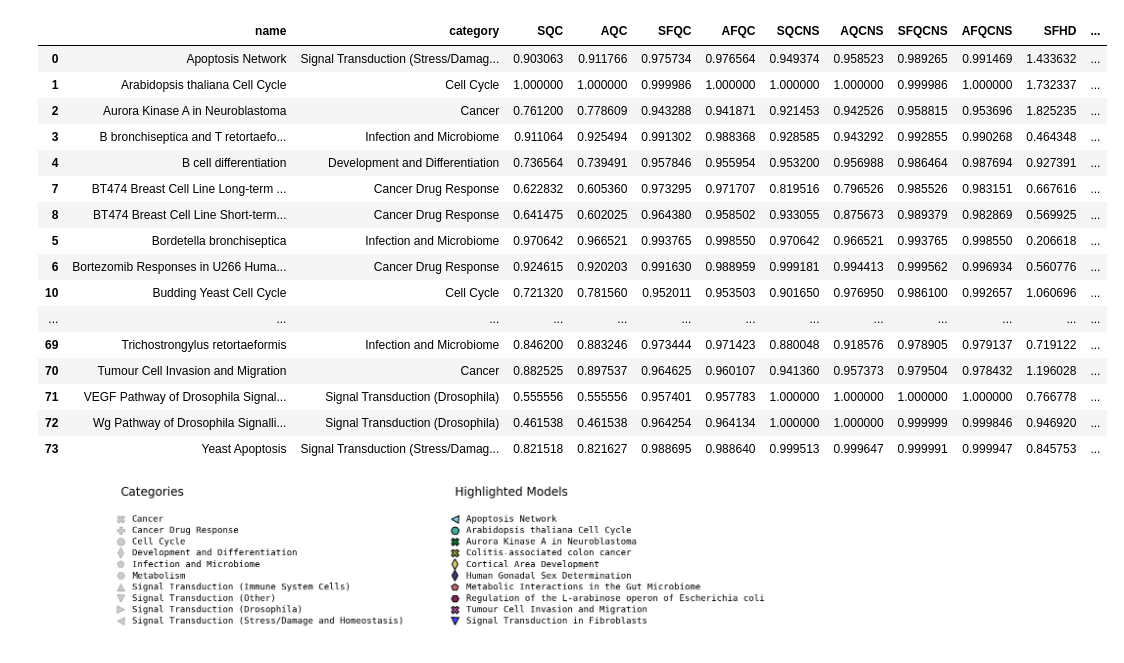
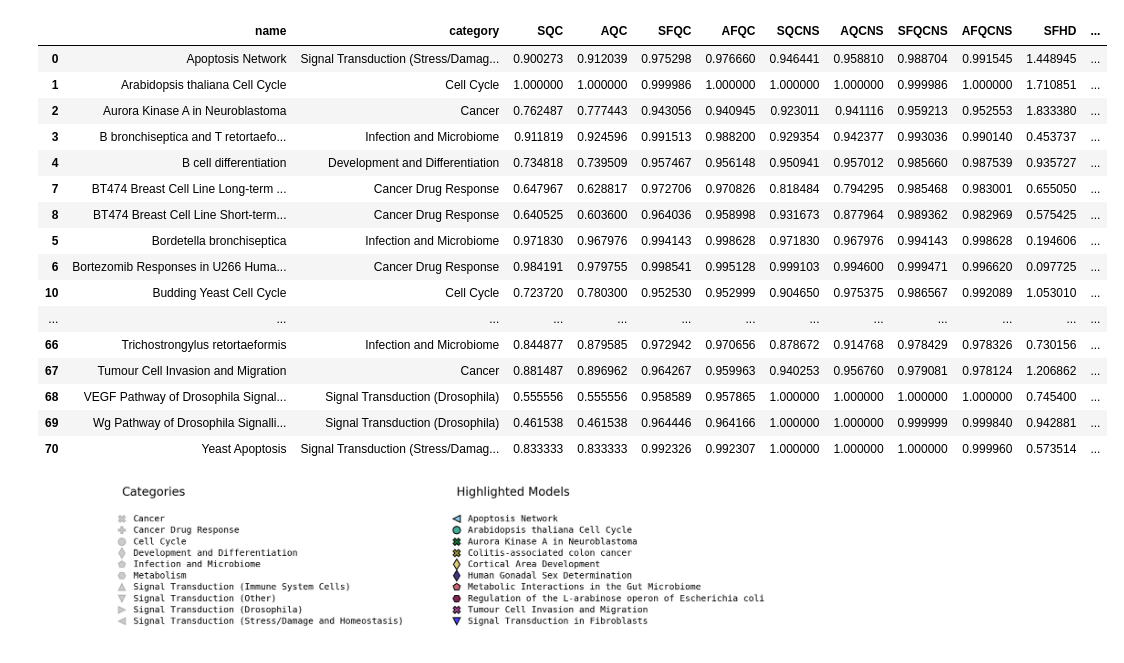
Before and after one commit to kyuhyongpark/cubewalkers-analysis, a Jupyter notebook: perturbation_output_analysis.ipynb, the cells around one changed output. Saved outputs shown, nothing was run; the diff lists cells and outputs as text; code cells hidden in the pictures.

```diff
--- a/perturbation_output_analysis.ipynb
+++ b/perturbation_output_analysis.ipynb
@@ -10,15 +10,18 @@ from matplotlib.patches import Rectangle
 pd.options.display.max_rows = 999
 pd.options.display.max_columns = 999
 plt.rcParams.update({'font.size':20})
+# %%
+models_dir = 'cell_collective' # cell_collective OR corrected_models
+
+QCF = pd.read_csv(f'data/{models_dir}/quasicoherence_fuzzy_withsource.csv')
+QCN = pd.read_csv(f'data/{models_dir}/quasicoherence_nonfuzzy_withsource.csv')
+QCFNS = pd.read_csv(f'data/{models_dir}/quasicoherence_fuzzy_sourceless.csv')
+QCNS = pd.read_csv(f'data/{models_dir}/quasicoherence_nonfuzzy_sourceless.csv')
+FHD = pd.read_csv(f'data/{models_dir}/final_hamming_distance_withsource.csv')
+FHDNS = pd.read_csv(f'data/{models_dir}/final_hamming_distance_sourceless.csv')
+DC = pd.read_csv(f'data/{models_dir}/derrida_coefficients.csv')
+QC = pd.read_csv('data/model_categories.csv')
 # %%
-QCF = pd.read_csv('data/quasicoherence_fuzzy_withsource.csv')
-QCN = pd.read_csv('data/quasicoherence_nonfuzzy_withsource.csv')
-QCFNS = pd.read_csv('data/quasicoherence_fuzzy_sourceless.csv')
-QCNS = pd.read_csv('data/quasicoherence_nonfuzzy_sourceless.csv')
-FHD = pd.read_csv('data/final_hamming_distance_withsource.csv')
-FHDNS = pd.read_csv('data/final_hamming_distance_sourceless.csv')
-DC = pd.read_csv('data/derrida_coefficients.csv')
-QC = pd.read_csv('data/model_categories.csv')
 QC = QC.merge(QCN)
 QC = QC.merge(QCF)
 QC = QC.merge(QCNS)
@@ -42,49 +45,49 @@ N = []
 NS = []
 for name in sorted(QC['name']):
     with open(f'models/cell_collective/{name}.txt') as f:
         nt = 0
         ns = 0
         for row in f:
             nt += 1
             if row.split(',')[0].strip() == row.split(',')[1].strip():
                 ns += 1
         N.append(nt)
         NS.append(ns)
 
 NDF = pd.DataFrame({
     'name': sorted(QC['name']),
     'N': N,
     'NS': NS,
 })
 
 QC=QC.merge(NDF)
 
 # Fragility =
 # long-term difference in node avg. values after initial 1-node perturbation
 QC['AF'] = (1-QC['AFQC'])*(QC['N'])
 QC['SF'] = (1-QC['SFQC'])*(QC['N'])
 QC['AFNS'] = (1-QC['AFQCNS'])*(QC['N']-QC['NS'])
 QC['SFNS'] = (1-QC['SFQCNS'])*(QC['N']-QC['NS'])
 
 QC.sort_values(by=['name'])
 # %% [output]
 |  | name | category | SQC | AQC | SFQC | AFQC | SQCNS | AQCNS | SFQCNS | AFQCNS | SFHD | ... |
-| 0 | Apoptosis Network | Signal Transduction (Stress/Damag... | 0.903063 | 0.911766 | 0.975734 | 0.976564 | 0.949374 | 0.958523 | 0.989265 | 0.991469 | 1.433632 | ... |
-| 1 | Arabidopsis thaliana Cell Cycle | Cell Cycle | 1.000000 | 1.000000 | 0.999986 | 1.000000 | 1.000000 | 1.000000 | 0.999986 | 1.000000 | 1.732337 | ... |
-| 2 | Aurora Kinase A in Neuroblastoma | Cancer | 0.761200 | 0.778609 | 0.943288 | 0.941871 | 0.921453 | 0.942526 | 0.958815 | 0.953696 | 1.825235 | ... |
-| 3 | B bronchiseptica and T retortaefo... | Infection and Microbiome | 0.911064 | 0.925494 | 0.991302 | 0.988368 | 0.928585 | 0.943292 | 0.992855 | 0.990268 | 0.464348 | ... |
-| 4 | B cell differentiation | Development and Differentiation | 0.736564 | 0.739491 | 0.957846 | 0.955954 | 0.953200 | 0.956988 | 0.986464 | 0.987694 | 0.927391 | ... |
-| 7 | BT474 Breast Cell Line Long-term ... | Cancer Drug Response | 0.622832 | 0.605360 | 0.973295 | 0.971707 | 0.819516 | 0.796526 | 0.985526 | 0.983151 | 0.667616 | ... |
-| 8 | BT474 Breast Cell Line Short-term... | Cancer Drug Response | 0.641475 | 0.602025 | 0.964380 | 0.958502 | 0.933055 | 0.875673 | 0.989379 | 0.982869 | 0.569925 | ... |
-| 5 | Bordetella bronchiseptica | Infection and Microbiome | 0.970642 | 0.966521 | 0.993765 | 0.998550 | 0.970642 | 0.966521 | 0.993765 | 0.998550 | 0.206618 | ... |
-| 6 | Bortezomib Responses in U266 Huma... | Cancer Drug Response | 0.924615 | 0.920203 | 0.991630 | 0.988959 | 0.999181 | 0.994413 | 0.999562 | 0.996934 | 0.560776 | ... |
-| 10 | Budding Yeast Cell Cycle | Cell Cycle | 0.721320 | 0.781560 | 0.952011 | 0.953503 | 0.901650 | 0.976950 | 0.986100 | 0.992657 | 1.060696 | ... |
+| 0 | Apoptosis Network | Signal Transduction (Stress/Damag... | 0.900273 | 0.912039 | 0.975298 | 0.976660 | 0.946441 | 0.958810 | 0.988704 | 0.991545 | 1.448945 | ... |
+| 1 | Arabidopsis thaliana Cell Cycle | Cell Cycle | 1.000000 | 1.000000 | 0.999986 | 1.000000 | 1.000000 | 1.000000 | 0.999986 | 1.000000 | 1.710851 | ... |
+| 2 | Aurora Kinase A in Neuroblastoma | Cancer | 0.762487 | 0.777443 | 0.943056 | 0.940945 | 0.923011 | 0.941116 | 0.959213 | 0.952553 | 1.833380 | ... |
+| 3 | B bronchiseptica and T retortaefo... | Infection and Microbiome | 0.911819 | 0.924596 | 0.991513 | 0.988200 | 0.929354 | 0.942377 | 0.993036 | 0.990140 | 0.453737 | ... |
+| 4 | B cell differentiation | Development and Differentiation | 0.734818 | 0.739509 | 0.957467 | 0.956148 | 0.950941 | 0.957012 | 0.985660 | 0.987539 | 0.935727 | ... |
+| 7 | BT474 Breast Cell Line Long-term ... | Cancer Drug Response | 0.647967 | 0.628817 | 0.972706 | 0.970826 | 0.818484 | 0.794295 | 0.985468 | 0.983001 | 0.655050 | ... |
+| 8 | BT474 Breast Cell Line Short-term... | Cancer Drug Response | 0.640525 | 0.603600 | 0.964036 | 0.958998 | 0.931673 | 0.877964 | 0.989362 | 0.982969 | 0.575425 | ... |
+| 5 | Bordetella bronchiseptica | Infection and Microbiome | 0.971830 | 0.967976 | 0.994143 | 0.998628 | 0.971830 | 0.967976 | 0.994143 | 0.998628 | 0.194606 | ... |
+| 6 | Bortezomib Responses in U266 Huma... | Cancer Drug Response | 0.984191 | 0.979755 | 0.998541 | 0.995128 | 0.999103 | 0.994600 | 0.999471 | 0.996620 | 0.097725 | ... |
+| 10 | Budding Yeast Cell Cycle | Cell Cycle | 0.723720 | 0.780300 | 0.952530 | 0.952999 | 0.904650 | 0.975375 | 0.986567 | 0.992089 | 1.053010 | ... |
 | ... | ... | ... | ... | ... | ... | ... | ... | ... | ... | ... | ... | ... |
-| 69 | Trichostrongylus retortaeformis | Infection and Microbiome | 0.846200 | 0.883246 | 0.973444 | 0.971423 | 0.880048 | 0.918576 | 0.978905 | 0.979137 | 0.719122 | ... |
-| 70 | Tumour Cell Invasion and Migration | Cancer | 0.882525 | 0.897537 | 0.964625 | 0.960107 | 0.941360 | 0.957373 | 0.979504 | 0.978432 | 1.196028 | ... |
-| 71 | VEGF Pathway of Drosophila Signal... | Signal Transduction (Drosophila) | 0.555556 | 0.555556 | 0.957401 | 0.957783 | 1.000000 | 1.000000 | 1.000000 | 1.000000 | 0.766778 | ... |
-| 72 | Wg Pathway of Drosophila Signalli... | Signal Transduction (Drosophila) | 0.461538 | 0.461538 | 0.964254 | 0.964134 | 1.000000 | 1.000000 | 0.999999 | 0.999846 | 0.946920 | ... |
-| 73 | Yeast Apoptosis | Signal Transduction (Stress/Damag... | 0.821518 | 0.821627 | 0.988695 | 0.988640 | 0.999513 | 0.999647 | 0.999991 | 0.999947 | 0.845753 | ... |
+| 66 | Trichostrongylus retortaeformis | Infection and Microbiome | 0.844877 | 0.879585 | 0.972942 | 0.970656 | 0.878672 | 0.914768 | 0.978429 | 0.978326 | 0.730156 | ... |
+| 67 | Tumour Cell Invasion and Migration | Cancer | 0.881487 | 0.896962 | 0.964267 | 0.959963 | 0.940253 | 0.956760 | 0.979081 | 0.978124 | 1.206862 | ... |
+| 68 | VEGF Pathway of Drosophila Signal... | Signal Transduction (Drosophila) | 0.555556 | 0.555556 | 0.958589 | 0.957865 | 1.000000 | 1.000000 | 1.000000 | 1.000000 | 0.745400 | ... |
+| 69 | Wg Pathway of Drosophila Signalli... | Signal Transduction (Drosophila) | 0.461538 | 0.461538 | 0.964446 | 0.964166 | 1.000000 | 1.000000 | 0.999999 | 0.999840 | 0.942881 | ... |
+| 70 | Yeast Apoptosis | Signal Transduction (Stress/Damag... | 0.833333 | 0.833333 | 0.992326 | 0.992307 | 1.000000 | 1.000000 | 1.000000 | 0.999960 | 0.573514 | ... |
 # %%
 highlight_marker_size = 350
 highlight_alpha = 1
```
Also changed, not shown: parts of 8 cells of this notebook, 19 other files.
